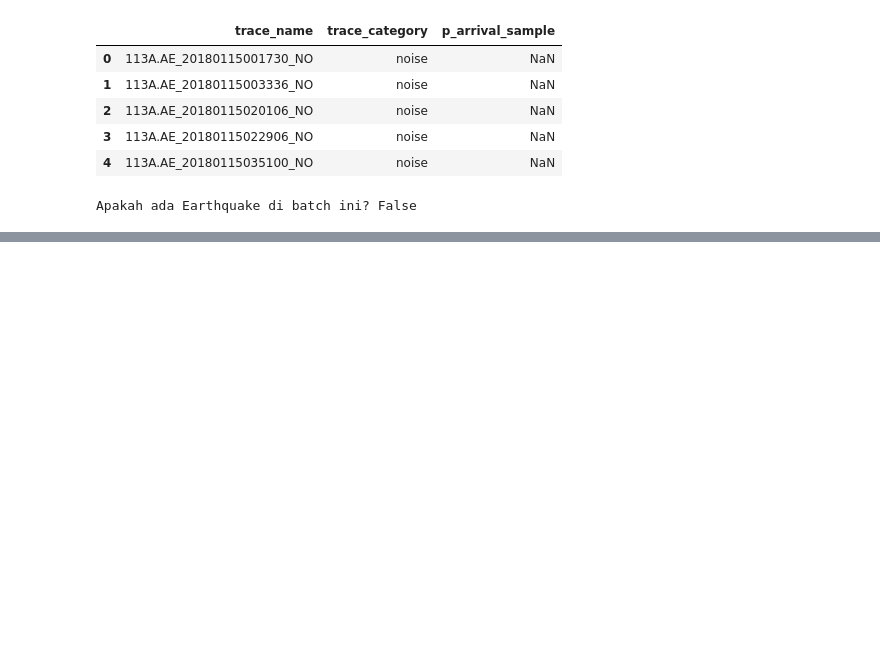
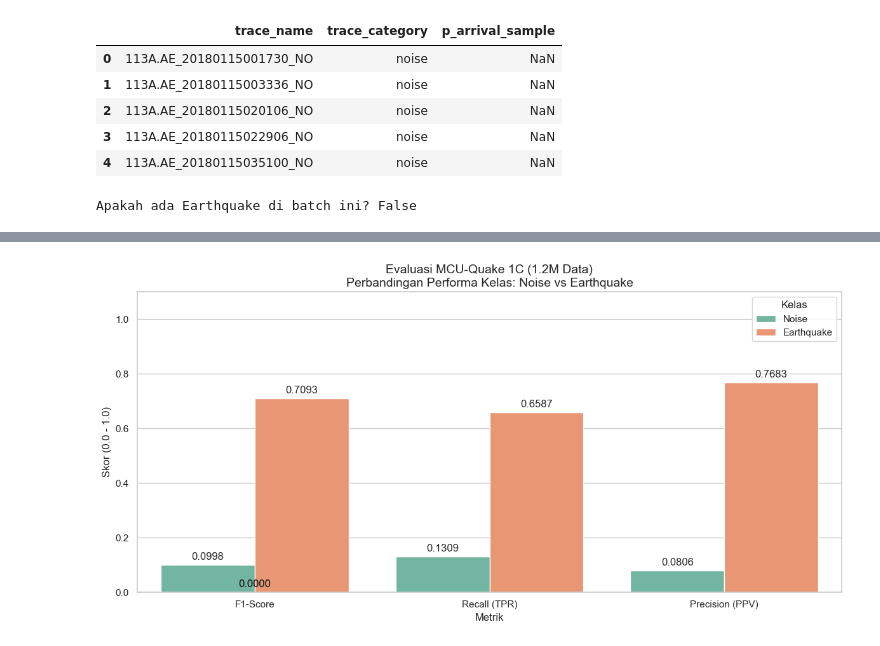
Before and after one commit to verykurniabakti/seismiccode, a Jupyter notebook: mcu_quake/code_gen_trying/cek_ricek.ipynb, the cells around one changed output, grey strips where cells are left out. Cells and saved outputs as stored; diff of their text form; code cells hidden in the pictures; blank space fills up the shorter version.

```diff
--- a/mcu_quake/code_gen_trying/cek_ricek.ipynb
+++ b/mcu_quake/code_gen_trying/cek_ricek.ipynb
@@ -57,0 +435,14 @@ Apakah ada Earthquake di batch ini? False
+# %%
+import json
+
+# Pilih salah satu file dari log Bapak tadi
+file_test = '/Volumes/Extreme SSD/mcu_quake_big_stead_output_1c/FINAL_STEAD_1.2M_1C_20260429_0901.json'
+
+with open(file_test, 'r') as f:
+    data = json.load(f)
+    print("Kunci (Keys) yang tersedia di file Anda:")
+    print(data.keys())
+
+    # Intip sedikit isinya untuk memastikan letak datanya
+    for key in data.keys():
+        print(f"\nContoh isi dari '{key}': {str(data[key])[:100]}...")
@@ -57,0 +467,61 @@ Apakah ada Earthquake di batch ini? False
+# %%
+import pandas as pd
+import seaborn as sns
+import matplotlib.pyplot as plt
+import json
+import os
+
+def visualisasi_performa_per_kelas(path_json, judul="Analisis Performa"):
+    # 1. Membaca file JSON
+    if not os.path.exists(path_json):
+        print(f"File tidak ditemukan: {path_json}")
+        return
+
+    with open(path_json, 'r') as f:
+        data = json.load(f)
+
+    # 2. Mengambil metrik yang berbentuk list [Kelas_0, Kelas_1]
+    # Kita ambil F1-Score, TPR (Recall), dan Precision (PPV)
+    try:
+        metrics_data = {
+            "Metrik": ["F1-Score", "F1-Score", "Recall (TPR)", "Recall (TPR)", "Precision (PPV)", "Precision (PPV)"],
+            "Kelas": ["Noise", "Earthquake", "Noise", "Earthquake", "Noise", "Earthquake"],
+            "Nilai": [
+                data["F1-score"][0], data["F1-score"][1],
+                data["True positive rate"][0], data["True positive rate"][1],
+                data["Positive predictive value"][0], data["Positive predictive value"][1]
+            ]
+        }
+    except KeyError as e:
+        print(f"Kesalahan: Kunci {e} tidak ditemukan dalam JSON.")
+        return
+
+    df = pd.DataFrame(metrics_data)
+
+    # 3. Plotting
+    plt.figure(figsize=(12, 6))
+    sns.set_theme(style="whitegrid")
+
+    # Membuat grafik batang berkelompok
+    ax = sns.barplot(data=df, x="Metrik", y="Nilai", hue="Kelas", palette="Set2")
+
+    plt.title(f"{judul}\nPerbandingan Performa Kelas: Noise vs Earthquake", fontsize=14)
+    plt.ylim(0, 1.1)
+    plt.ylabel("Skor (0.0 - 1.0)")
+
+    # Menambahkan label angka di atas batang
+    for p in ax.patches:
+        ax.annotate(format(p.get_height(), '.4f'),
+                    (p.get_x() + p.get_width() / 2., p.get_height()),
+                    ha = 'center', va = 'center',
+                    xytext = (0, 9), textcoords = 'offset points')
+
+    plt.tight_layout()
+    plt.show()
+
+# --- EKSEKUSI ---
+# Gunakan path file 1C atau 3C Bapak
+path_1c = '/Volumes/Extreme SSD/mcu_quake_big_stead_output_1c/FINAL_STEAD_1.2M_1C_20260429_0901.json'
+visualisasi_performa_per_kelas(path_1c, judul="Evaluasi MCU-Quake 1C (1.2M Data)")
+# %% [output]
+[figure, added]
```
Also changed, not shown: parts of 7 cells of this notebook, 5 other files.
